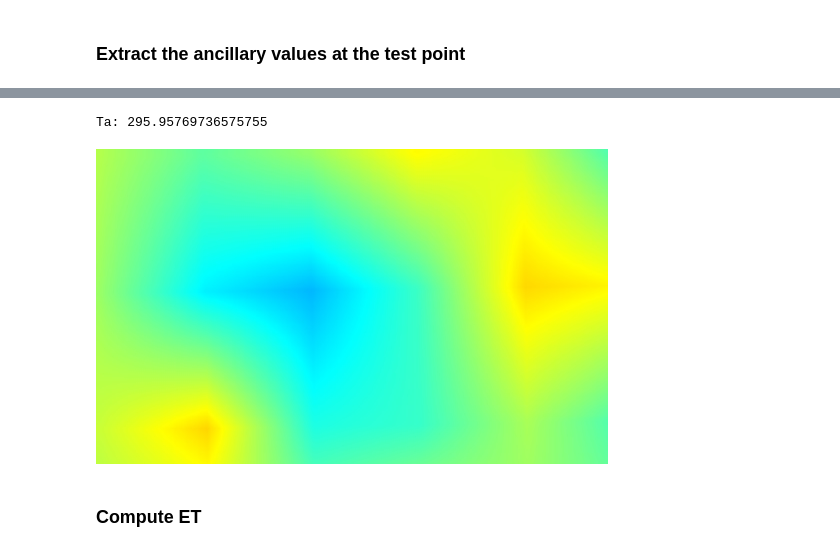
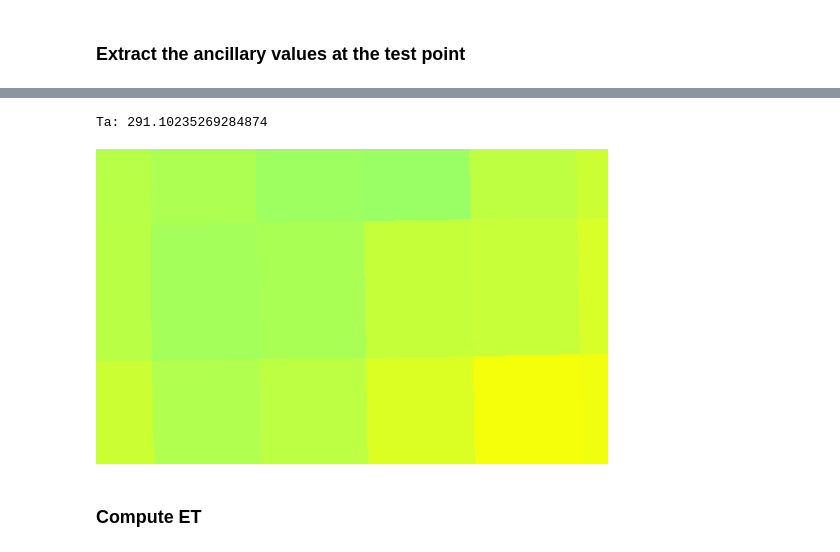
Before and after one commit to Open-ET/openet-disalexi, a Jupyter notebook: examples/landsat_c1_sr_image.ipynb, the cells around one changed output, grey strips where cells are left out. Cells and saved outputs as stored; diff of their text form; code cells hidden in the pictures.

```diff
--- a/examples/landsat_c1_sr_image.ipynb
+++ b/examples/landsat_c1_sr_image.ipynb
@@ -156,5 +156,12 @@ The ALEXI scale Ta is shown below but requires building the DisALEXI model objec
 # %%
 ta_img = model_obj.ta
 print('Ta: {}'.format(pprint.pformat(utils.point_image_value(ta_img, xy=test_xy, scale=30)['ta'])))
+
+ta_url = ta_img\
+    .reproject(crs=image_crs, crsTransform=image_transform)\
+    .getThumbURL({'region': test_region, 'min': 280, 'max': 300, 'palette': ','.join(jet_palette)})
+# print(ta_url)
+Image(url=ta_url, embed=True, format='png')
 # %% [output]
-Ta: 295.95769736575755
+Ta: 291.10235269284874
+[figure, added]
@@ -166,7 +168,3 @@ ta_url = ta_img\
-# %%
-Image(url=ta_url, embed=True, format='png')
-# %% [output]
-[figure, removed]
 # %% [markdown]
 ### Compute ET
 # %%
```
Also changed, not shown: parts of 9 cells of this notebook, 7 other files.
